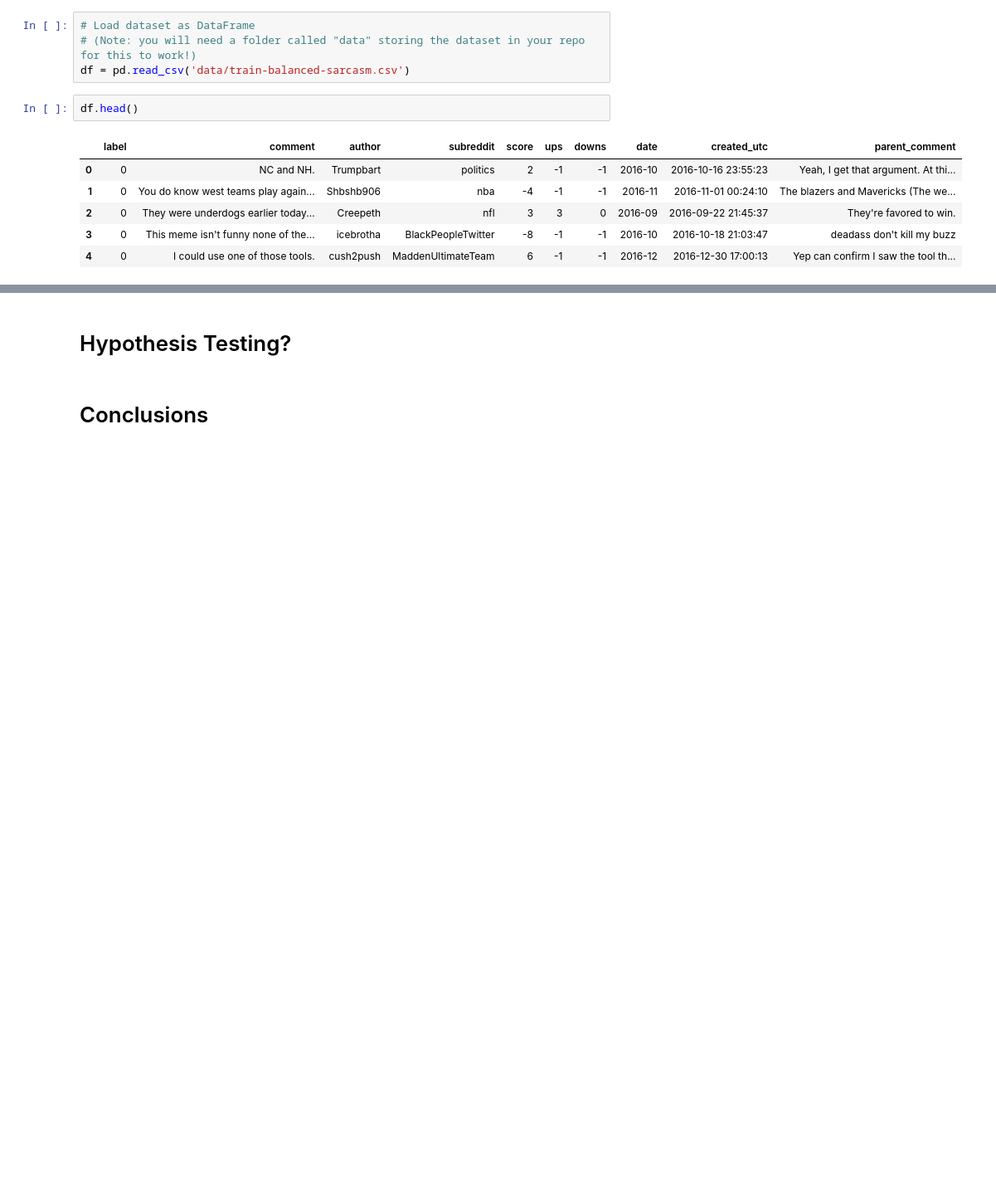
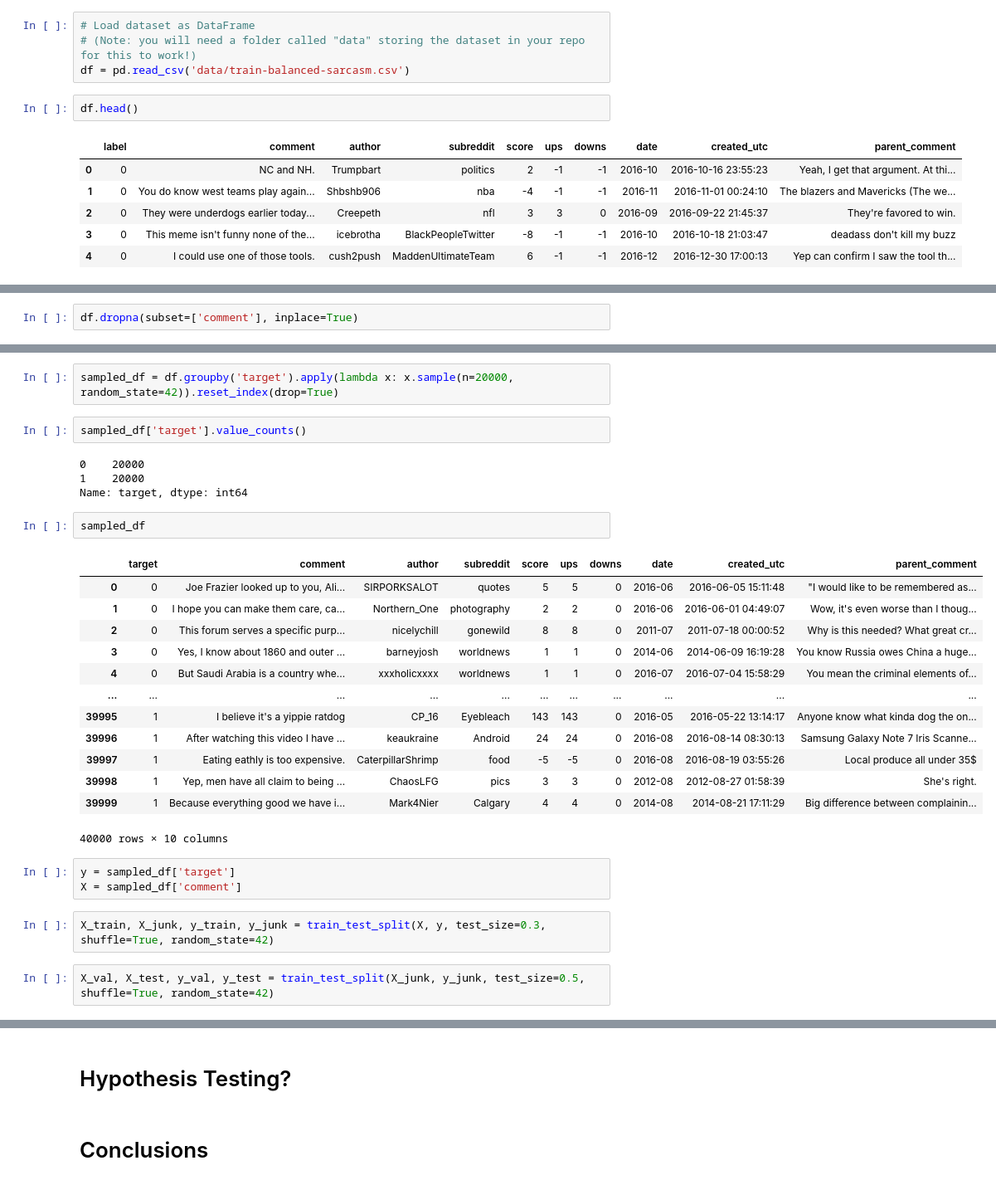
Before and after one commit to apell74/sarcasm-detection-nlp, a Jupyter notebook: Overview and EDA.ipynb, the cells around one changed output, grey strips where cells are left out. Shown at 83% size. Drawn from its saved outputs; the diff is of its cells as text; blank space fills up the shorter version.

```diff
--- a/Overview and EDA.ipynb
+++ b/Overview and EDA.ipynb
@@ -96,0 +90,2 @@ Comment: Probably because he's not white.
+# %%
+df.dropna(subset=['comment'], inplace=True)
@@ -192,0 +172,31 @@ sample_text
+# %%
+sampled_df = df.groupby('target').apply(lambda x: x.sample(n=20000, random_state=42)).reset_index(drop=True)
+# %%
+sampled_df['target'].value_counts()
+# %% [output]
+0    20000
+1    20000
+Name: target, dtype: int64
+# %%
+sampled_df
+# %% [output]
+|  | target | comment | author | subreddit | score | ups | downs | date | created_utc | parent_comment |
+| 0 | 0 | Joe Frazier looked up to you, Ali... | SIRPORKSALOT | quotes | 5 | 5 | 0 | 2016-06 | 2016-06-05 15:11:48 | "I would like to be remembered as... |
+| 1 | 0 | I hope you can make them care, ca... | Northern_One | photography | 2 | 2 | 0 | 2016-06 | 2016-06-01 04:49:07 | Wow, it's even worse than I thoug... |
+| 2 | 0 | This forum serves a specific purp... | nicelychill | gonewild | 8 | 8 | 0 | 2011-07 | 2011-07-18 00:00:52 | Why is this needed? What great cr... |
+| 3 | 0 | Yes, I know about 1860 and outer ... | barneyjosh | worldnews | 1 | 1 | 0 | 2014-06 | 2014-06-09 16:19:28 | You know Russia owes China a huge... |
+| 4 | 0 | But Saudi Arabia is a country whe... | xxxholicxxxx | worldnews | 1 | 1 | 0 | 2016-07 | 2016-07-04 15:58:29 | You mean the criminal elements of... |
+| ... | ... | ... | ... | ... | ... | ... | ... | ... | ... | ... |
+| 39995 | 1 | I believe it's a yippie ratdog | CP_16 | Eyebleach | 143 | 143 | 0 | 2016-05 | 2016-05-22 13:14:17 | Anyone know what kinda dog the on... |
+| 39996 | 1 | After watching this video I have ... | keaukraine | Android | 24 | 24 | 0 | 2016-08 | 2016-08-14 08:30:13 | Samsung Galaxy Note 7 Iris Scanne... |
+| 39997 | 1 | Eating eathly is too expensive. | CaterpillarShrimp | food | -5 | -5 | 0 | 2016-08 | 2016-08-19 03:55:26 | Local produce all under 35$ |
+| 39998 | 1 | Yep, men have all claim to being ... | ChaosLFG | pics | 3 | 3 | 0 | 2012-08 | 2012-08-27 01:58:39 | She's right. |
+| 39999 | 1 | Because everything good we have i... | Mark4Nier | Calgary | 4 | 4 | 0 | 2014-08 | 2014-08-21 17:11:29 | Big difference between complainin... |
+40000 rows × 10 columns
+# %%
+y = sampled_df['target']
+X = sampled_df['comment']
+# %%
+X_train, X_junk, y_train, y_junk = train_test_split(X, y, test_size=0.3, shuffle=True, random_state=42)
+# %%
+X_val, X_test, y_val, y_test = train_test_split(X_junk, y_junk, test_size=0.5, shuffle=True, random_state=42)
```
Also changed, not shown: parts of 36 cells of this notebook.
